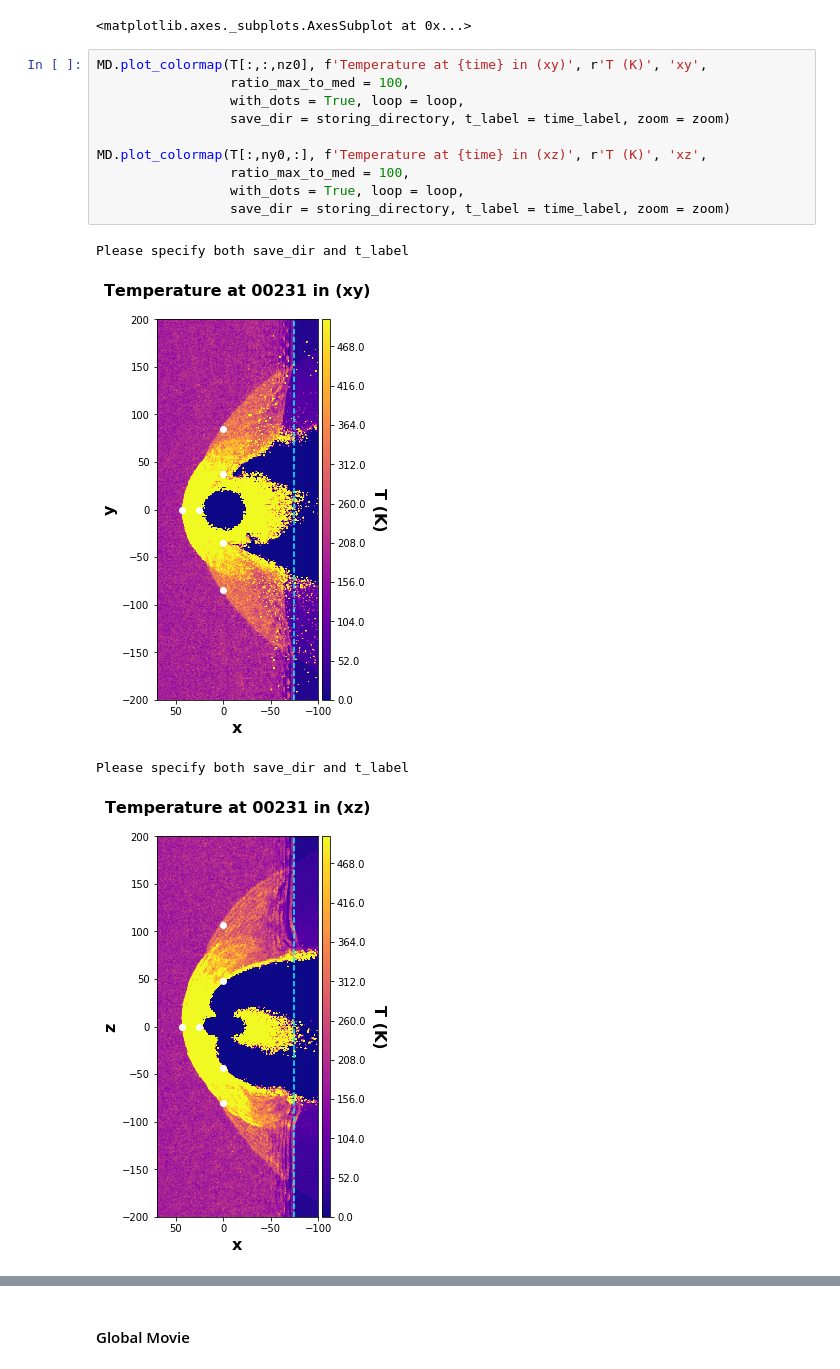
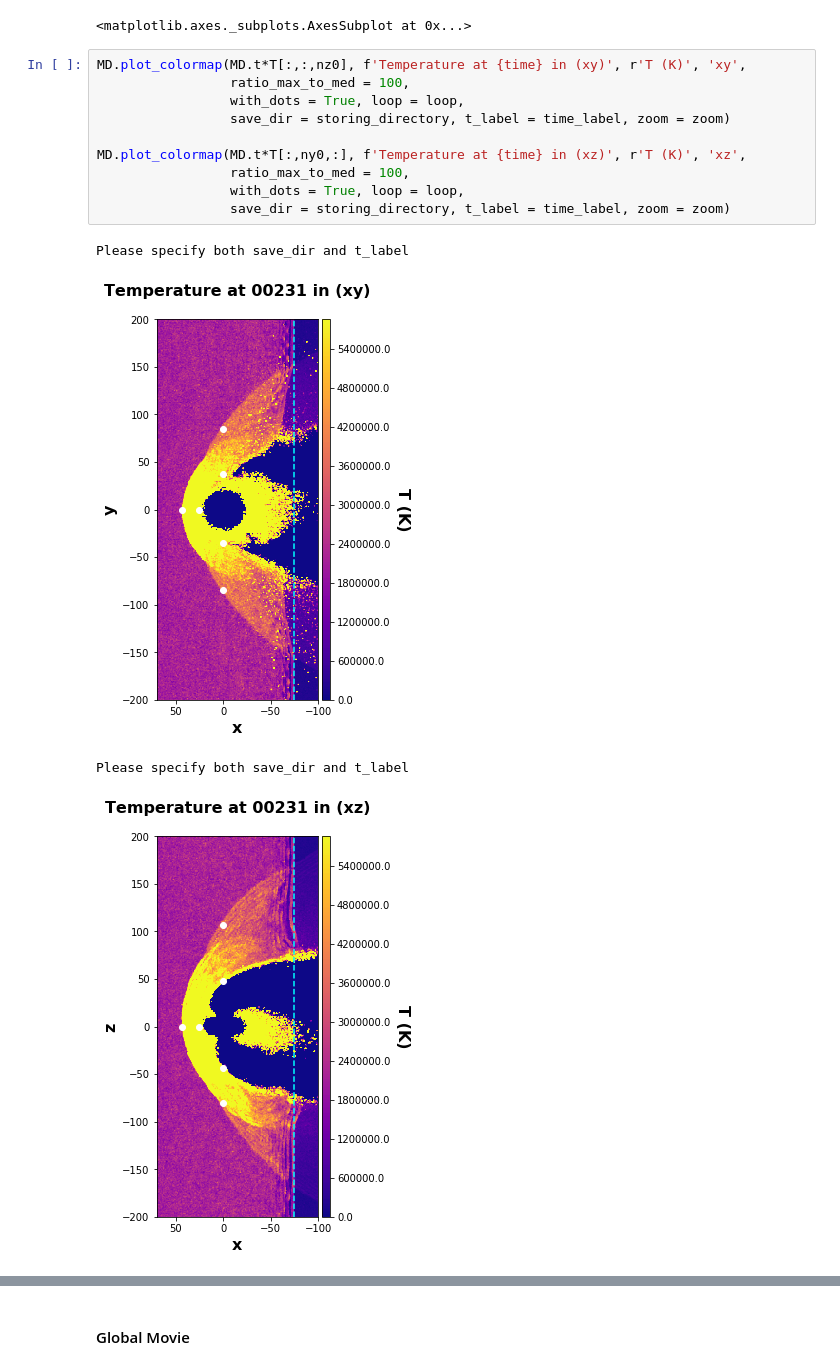
Before and after one commit to cmoissar/Jupyter-Notebooks, a Jupyter notebook: Story_Writer.ipynb, the cells around one changed output, grey strips where cells are left out. Drawn from its saved outputs; the diff is of its cells as text.

```diff
--- a/Story_Writer.ipynb
+++ b/Story_Writer.ipynb
@@ -1118,18 +1118,18 @@ Please specify both save_dir and t_label
 [figure]
 <matplotlib.axes._subplots.AxesSubplot at 0x...>
 # %%
-MD.plot_colormap(T[:,:,nz0], f'Temperature at {time} in (xy)', r'T (K)', 'xy',
+MD.plot_colormap(MD.t*T[:,:,nz0], f'Temperature at {time} in (xy)', r'T (K)', 'xy',
                  ratio_max_to_med = 100,
                  with_dots = True, loop = loop,
                  save_dir = storing_directory, t_label = time_label, zoom = zoom)
 
-MD.plot_colormap(T[:,ny0,:], f'Temperature at {time} in (xz)', r'T (K)', 'xz',
+MD.plot_colormap(MD.t*T[:,ny0,:], f'Temperature at {time} in (xz)', r'T (K)', 'xz',
                  ratio_max_to_med = 100,
                  with_dots = True, loop = loop,
                  save_dir = storing_directory, t_label = time_label, zoom = zoom)
 # %% [output]
 Please specify both save_dir and t_label
-[figure, old version]
+[figure, new version]
 Please specify both save_dir and t_label
-[figure, old version]
+[figure, new version]
 <matplotlib.axes._subplots.AxesSubplot at 0x...>
```
Also changed, not shown: parts of 17 cells of this notebook, 3 other files.
